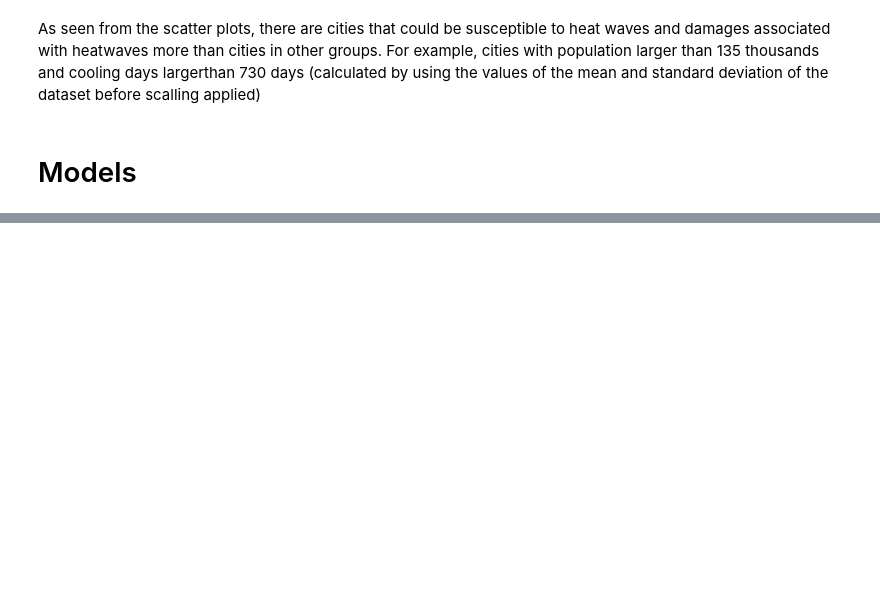
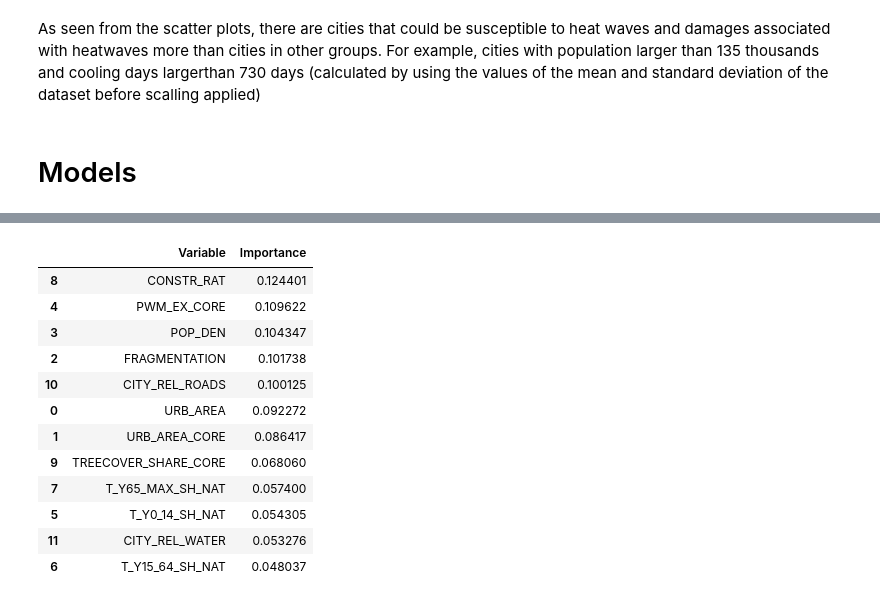
Before and after one commit to TbrBrbs97/mda_heatwaves-cameroon, a Jupyter notebook: Model_Calibration_v2.ipynb, the cells around one changed output, grey strips where cells are left out. Saved outputs shown, nothing was run; the diff lists cells and outputs as text; code cells hidden in the pictures; blank space fills up the shorter version.

```diff
--- a/Model_Calibration_v2.ipynb
+++ b/Model_Calibration_v2.ipynb
@@ -359,0 +580,19 @@ model_select.models_score
+# %%
+selected_model = RandomForestRegressor(max_depth=15, max_features=2, random_state=0)
+selected_model.fit(X_train,y_train)
+pd.DataFrame({'Variable':X_train.columns,
+              'Importance':selected_model.feature_importances_}).sort_values('Importance', ascending=False)
+# %% [output]
+|  | Variable | Importance |
+| 8 | CONSTR_RAT | 0.124401 |
+| 4 | PWM_EX_CORE | 0.109622 |
+| 3 | POP_DEN | 0.104347 |
+| 2 | FRAGMENTATION | 0.101738 |
+| 10 | CITY_REL_ROADS | 0.100125 |
+| 0 | URB_AREA | 0.092272 |
+| 1 | URB_AREA_CORE | 0.086417 |
+| 9 | TREECOVER_SHARE_CORE | 0.068060 |
+| 7 | T_Y65_MAX_SH_NAT | 0.057400 |
+| 5 | T_Y0_14_SH_NAT | 0.054305 |
+| 11 | CITY_REL_WATER | 0.053276 |
+| 6 | T_Y15_64_SH_NAT | 0.048037 |
```
Also changed, not shown: parts of 33 cells of this notebook.
